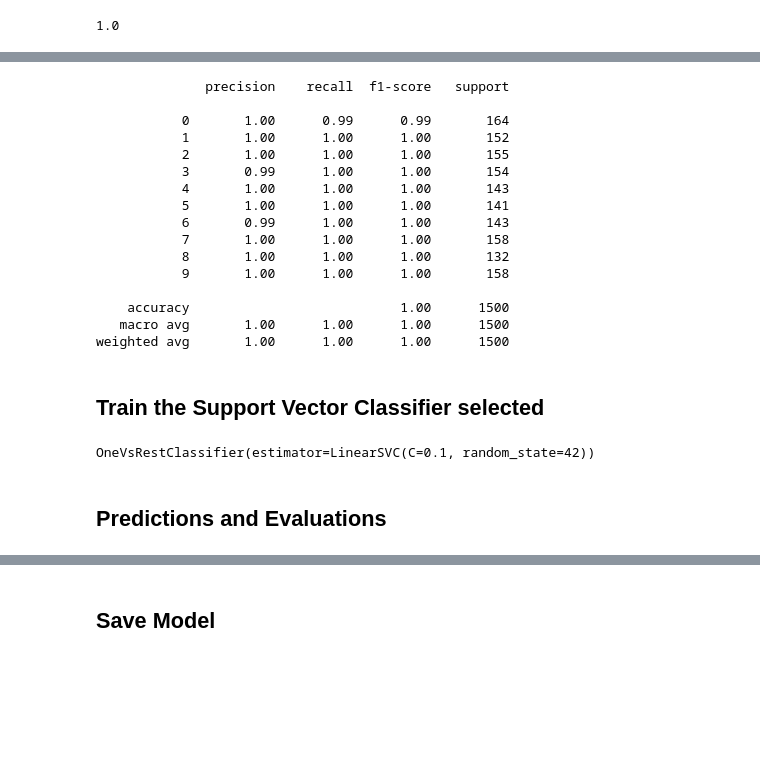
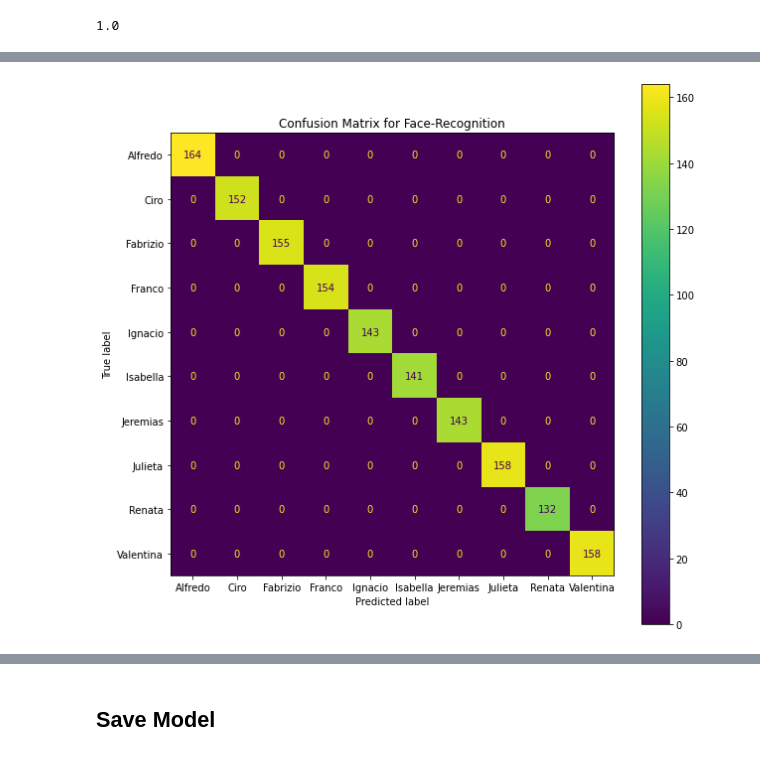
Before and after one commit to Fabrizio-Paradiso/face_mask_facial_recognition, a Jupyter notebook: notebooks/recognition_analysis.ipynb, the cells around one changed output, grey strips where cells are left out. Saved outputs shown, nothing was run; the diff lists cells and outputs as text; code cells hidden in the pictures; blank space fills up the shorter version.

```diff
--- a/notebooks/recognition_analysis.ipynb
+++ b/notebooks/recognition_analysis.ipynb
@@ -173,7 +201,7 @@ from sklearn.svm import SVC,LinearSVC
 # %%
 param_grid = {'estimator__C':[1e-9,1e-8,1e-7,1e-6,1e-5,1e-4,1e-3,1e-2,1e-1,1,10,100,1000,10000,100000,1e6,1e7,1e8,1e9]}
 # %%
-grid = GridSearchCV(OneVsRestClassifier(LinearSVC(max_iter=100000)),param_grid,verbose=3)
+grid = GridSearchCV(OneVsRestClassifier(LinearSVC(max_iter=10000000)),param_grid,verbose=3)
 # %%
 grid.fit(X_train, y_train)
 # %% [output]
@@ -255,3 +295,3 @@ grid_rbf.best_score_
 # %%
-svm_rbf = OneVsRestClassifier(SVC(C=0.1, gamma=0.001, random_state=42))
+svm = OneVsRestClassifier(LinearSVC(C=0.01, random_state=42, max_iter=100000))
 # %%
@@ -280,21 +341,22 @@ print(confusion_matrix(y_test,predictions))
 # %%
-print(classification_report(y_test, predictions))
+fig, ax = plt.subplots(figsize=(10, 10))
+ConfusionMatrixDisplay.from_estimator(svm,
+                                      X_test,
+                                      y_test,
+                                      display_labels=[
+                                          'Alfredo',
+                                          'Ciro',
+                                          'Fabrizio',
+                                          'Franco',
+                                          'Ignacio',
+                                          'Isabella',
+                                          'Jeremias',
+                                          'Julieta',
+                                          'Renata',
+                                          'Valentina'
+                                      ],
+                                      ax=ax)
+plt.title('Confusion Matrix for Face-Recognition')
+plt.show()
 # %% [output]
-              precision    recall  f1-score   support
-
-           0       1.00      0.99      0.99       164
-           1       1.00      1.00      1.00       152
-           2       1.00      1.00      1.00       155
-           3       0.99      1.00      1.00       154
-           4       1.00      1.00      1.00       143
-           5       1.00      1.00      1.00       141
-           6       0.99      1.00      1.00       143
-           7       1.00      1.00      1.00       158
-           8       1.00      1.00      1.00       132
-           9       1.00      1.00      1.00       158
-
-    accuracy                           1.00      1500
-   macro avg       1.00      1.00      1.00      1500
-weighted avg       1.00      1.00      1.00      1500
+[figure, added]
-# %% [markdown]
-## Train the Support Vector Classifier selected
@@ -303,6 +362,0 @@ svm = OneVsRestClassifier(LinearSVC(C=0.1, random_state=42))
-# %%
-svm.fit(X_train,y_train)
-# %% [output]
-OneVsRestClassifier(estimator=LinearSVC(C=0.1, random_state=42))
-# %% [markdown]
-## Predictions and Evaluations
```
Also changed, not shown: parts of 36 cells of this notebook.
